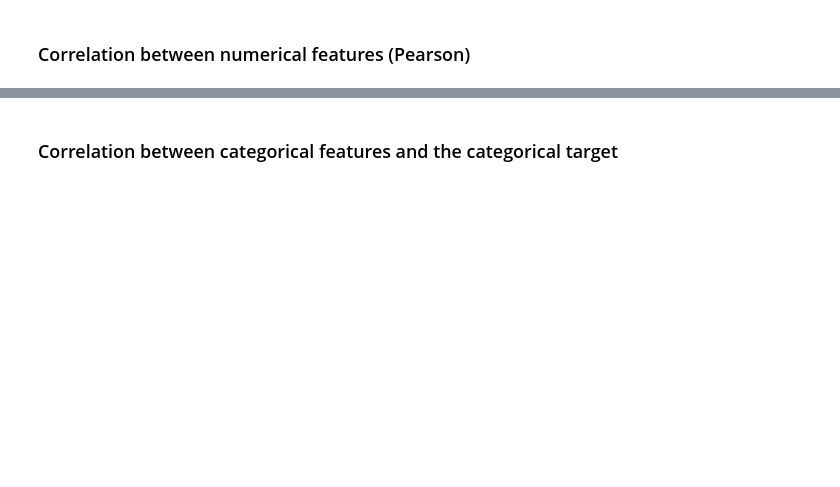
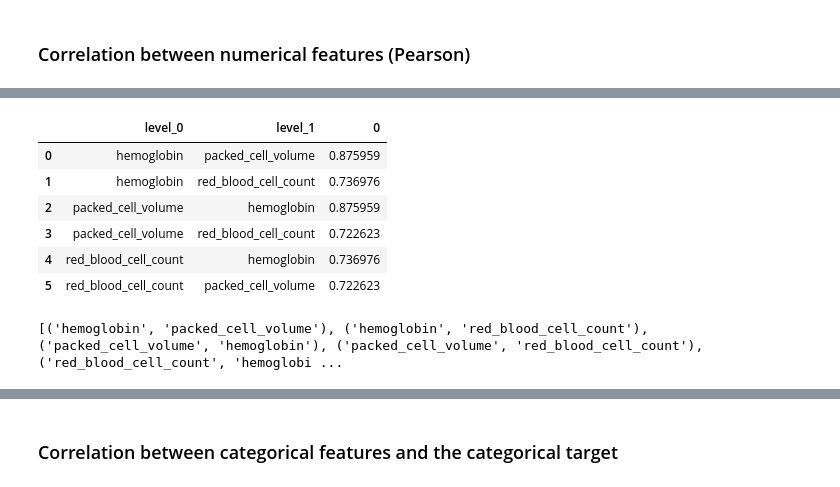
Before and after one commit to Molrn/chronic-kidney-disease, a Jupyter notebook: feature_selection_techniques.ipynb, the cells around one changed output, grey strips where cells are left out. Drawn from its saved outputs; the diff is of its cells as text; code cells hidden in the pictures; blank space fills up the shorter version.

```diff
--- a/feature_selection_techniques.ipynb
+++ b/feature_selection_techniques.ipynb
@@ -39,7 +39,7 @@ threshold_unique_values_tobe_cat_feature=5
 def numberOfLigne(numberGraphe,numberOfColumn):
     return int(math.ceil(numberGraphe/numberOfColumn))
 # %%
-def detect_correlated_feature_feature(mask,list_important_feature):
+def detect_correlated_feature_feature(mask,list_important_feature,corr):
 
     # will be used for plotting high_corr_pairs and selected_pairs
     high_corr_pairs = np.where(mask)
@@ -237,11 +326,20 @@ plt.show()
 # %%
 mask = (abs(corr) > correlation_numfeature_numfeature) & (abs(corr) <1)
 
-strongly_correlated_features,selected_pairs=detect_correlated_feature_feature(mask,important_num_features)
+strongly_correlated_features,selected_pairs=detect_correlated_feature_feature(mask,important_num_features,corr)
 
 
 display(strongly_correlated_features)
 
 print(selected_pairs)
+# %% [output]
+|  | level_0 | level_1 | 0 |
+| 0 | hemoglobin | packed_cell_volume | 0.875959 |
+| 1 | hemoglobin | red_blood_cell_count | 0.736976 |
+| 2 | packed_cell_volume | hemoglobin | 0.875959 |
+| 3 | packed_cell_volume | red_blood_cell_count | 0.722623 |
+| 4 | red_blood_cell_count | hemoglobin | 0.736976 |
+| 5 | red_blood_cell_count | packed_cell_volume | 0.722623 |
+[('hemoglobin', 'packed_cell_volume'), ('hemoglobin', 'red_blood_cell_count'), ('packed_cell_volume', 'hemoglobin'), ('packed_cell_volume', 'red_blood_cell_count'), ('red_blood_cell_count', 'hemoglobi ...
 # %%
 important_num_features
```
Also changed, not shown: parts of 41 cells of this notebook, 2 other files.
